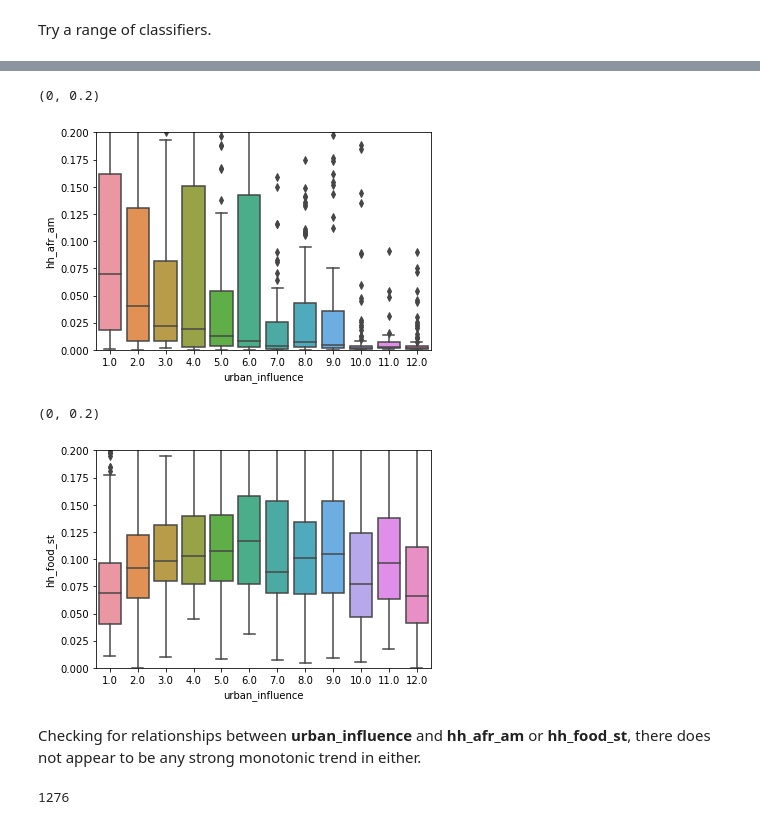
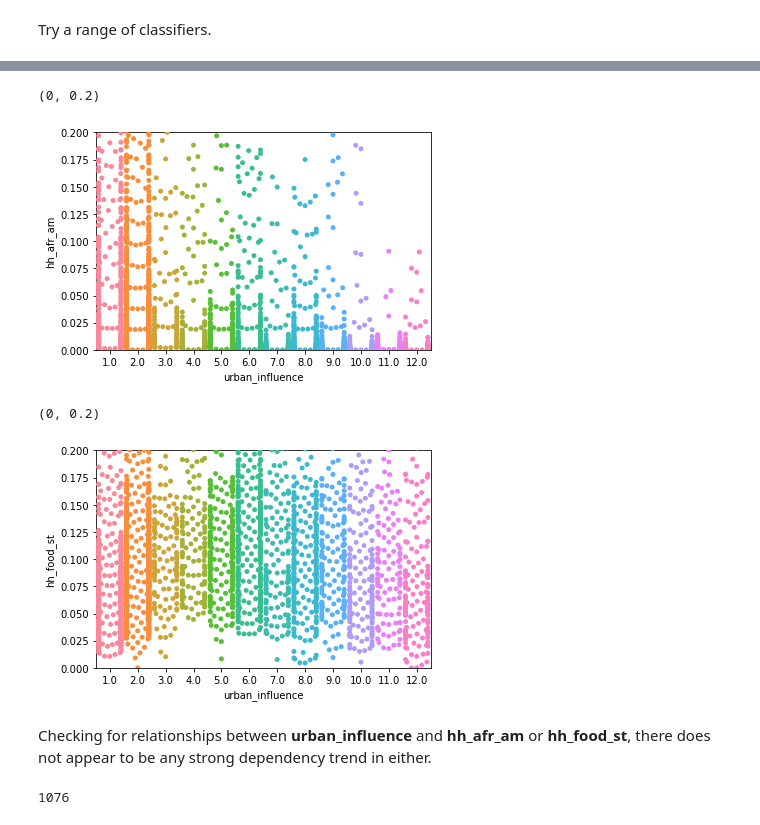
Before and after one commit to vincegiorno/drug_deaths, a Jupyter notebook: drug_deaths.ipynb, the cells around one changed output, grey strips where cells are left out. Cells and saved outputs as stored; diff of their text form; code cells hidden in the pictures.

```diff
--- a/drug_deaths.ipynb
+++ b/drug_deaths.ipynb
@@ -97,13 +97,23 @@ data = data.set_index('FIPS').join(add_pop.set_index('FIPS'))
 unemployment = pd.read_excel('data/Unemployment.xls', skiprows=range(7), usecols=['FIPStxt', 'Unemployment_rate_2014'],
                             converters={'FIPStxt': str})
 unemployment.columns = ['FIPS', 'unemployment']
-data = data.join(unemployment.set_index('FIPS'))
+unemployment = unemployment.set_index('FIPS')
+unemployment2 = pd.read_excel('data/CLF01.xls', sheetname='Sheet9', usecols=['STCOU', 'CLF040210D'], converters={'STCOU': str})
+unemployment2.columns = ['FIPS', 'unemployment_2009']
+unemployment = unemployment.join(unemployment2.set_index('FIPS'))
+unemployment['unemp_change'] = unemployment['unemployment_2009'] - unemployment['unemployment']
+data = data.join(unemployment.drop('unemployment_2009', axis=1))
 # %%
 poverty = pd.read_excel('data/Poverty.xls', skiprows=range(2), usecols = ['FIPStxt',
                                                                          'PCTPOVALL_2014','MEDHHINC_2014'],
                        converters={'FIPStxt': str})
 poverty.columns = ['FIPS', 'poverty', 'median_hh_inc'] # poverty rate and median household income
-data = data.join(poverty.set_index('FIPS'))
+poverty = poverty.set_index('FIPS')
+poverty2 = pd.read_excel('data/IPE01.xls', sheetname='Sheet5', usecols=['STCOU', 'IPE120209D'], converters={'STCOU': str})
+poverty2.columns = ['FIPS', 'poverty_2009']
+poverty = poverty.join(poverty2.set_index('FIPS'))
+poverty['pov_change'] = poverty['poverty_2009'] - poverty['poverty']
+data = data.join(poverty.drop('poverty_2009', axis=1))
 # %%
 age = pd.read_excel('data/AGE01.xls', sheetname='Sheet2', usecols=['STCOU', 'AGE050210D'], converters={'STCOU': str})
 age.columns = ['FIPS', 'median_age']
@@ -641,25 +673,25 @@ vif
 # %%
-sns.boxplot(y=data['hh_afr_am'], x=data['urban_influence'])
+sns.swarmplot(y=data['hh_afr_am'], x=data['urban_influence'])
 plt.ylim(0, .2)
 # %% [output]
 (0, 0.2)
-[figure, old version]
+[figure, new version]
 # %%
-sns.boxplot(y=data['hh_food_st'], x=data['urban_influence'])
+sns.swarmplot(y=data['hh_food_st'], x=data['urban_influence'])
 plt.ylim(0,.2)
 # %% [output]
 (0, 0.2)
-[figure, old version]
+[figure, new version]
 # %% [markdown]
-Checking for relationships between **urban_influence** and **hh_afr_am** or **hh_food_st**, there does not appear to be any strong monotonic trend in either.
+Checking for relationships between **urban_influence** and **hh_afr_am** or **hh_food_st**, there does not appear to be any strong dependency trend in either.
 # %%
 features2 = list(vif['features'])
 data2 = data.loc[:, features2]
 # %%
 outliers2 = get_outliers(data2)
-len(data2[outliers.any(axis=1)])
+len(data2[outliers2.any(axis=1)])
 # %% [output]
-1276
+1076
 # %%
 strong_outliers2 = get_outliers(data2, 2.0)
 len(data2[strong_outliers2.any(axis=1)])
```
Also changed, not shown: parts of 92 cells of this notebook.
